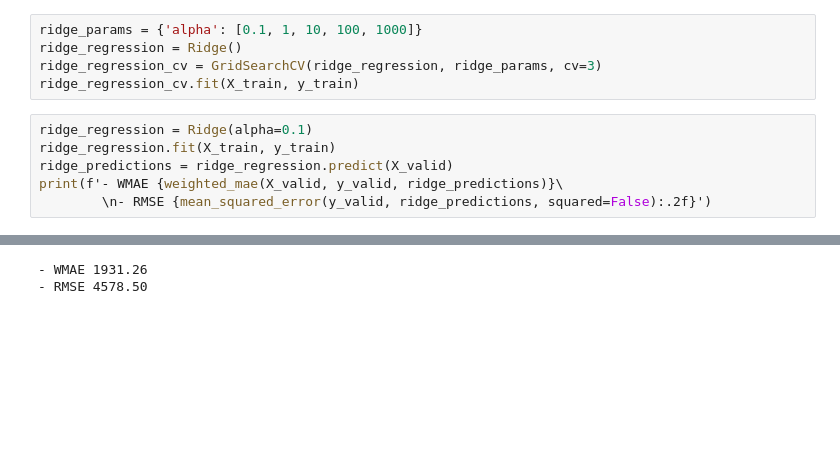
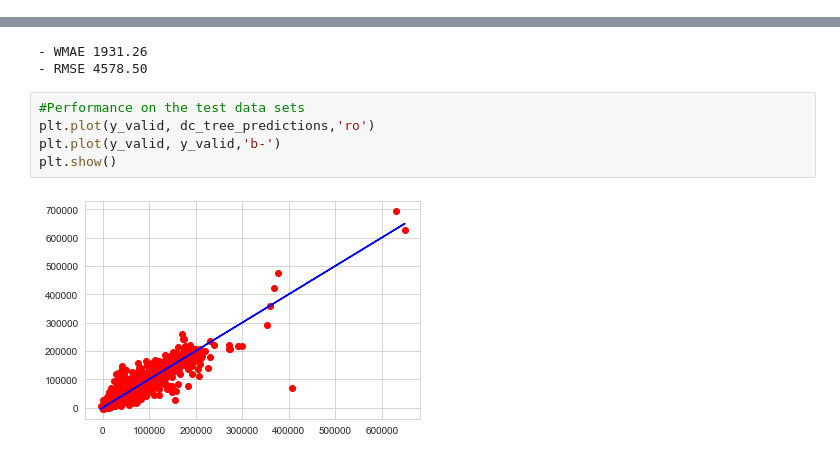
Before and after one commit to Long122k/BI, a Jupyter notebook: walmart-recruiting-store-sales-forecasting/BI.ipynb, the cells around one changed output, grey strips where cells are left out. Drawn from its saved outputs; the diff is of its cells as text; blank space fills up the shorter version.

```diff
--- a/walmart-recruiting-store-sales-forecasting/BI.ipynb
+++ b/walmart-recruiting-store-sales-forecasting/BI.ipynb
@@ -319,14 +326,3 @@ print(f'- WMAE {weighted_mae(X_valid, y_valid, y_pred)}\
 # %% [output]
 - WMAE 14787.12
 - RMSE 21885.46
-# %%
-ridge_params = {'alpha': [0.1, 1, 10, 100, 1000]}
-ridge_regression = Ridge()
-ridge_regression_cv = GridSearchCV(ridge_regression, ridge_params, cv=3)
-ridge_regression_cv.fit(X_train, y_train)
-# %%
-ridge_regression = Ridge(alpha=0.1)
-ridge_regression.fit(X_train, y_train)
-ridge_predictions = ridge_regression.predict(X_valid)
-print(f'- WMAE {weighted_mae(X_valid, y_valid, ridge_predictions)}\
-        \n- RMSE {mean_squared_error(y_valid, ridge_predictions, squared=False):.2f}')
@@ -376,3 +364,10 @@ print(f'- WMAE {weighted_mae(X_valid, y_valid, dc_tree_predictions)}\
 # %% [output]
 - WMAE 1931.26
 - RMSE 4578.50
+# %%
+#Performance on the test data sets
+plt.plot(y_valid, dc_tree_predictions,'ro')
+plt.plot(y_valid, y_valid,'b-')
+plt.show()
+# %% [output]
+[figure, added]
```
Also changed, not shown: parts of 3 cells of this notebook.
